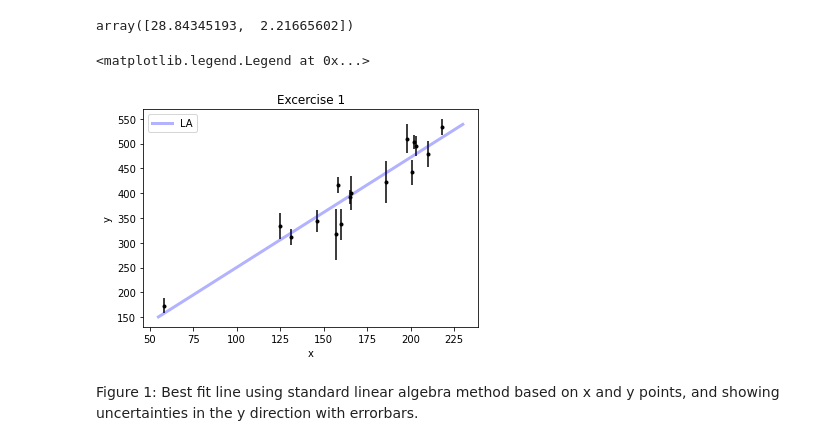
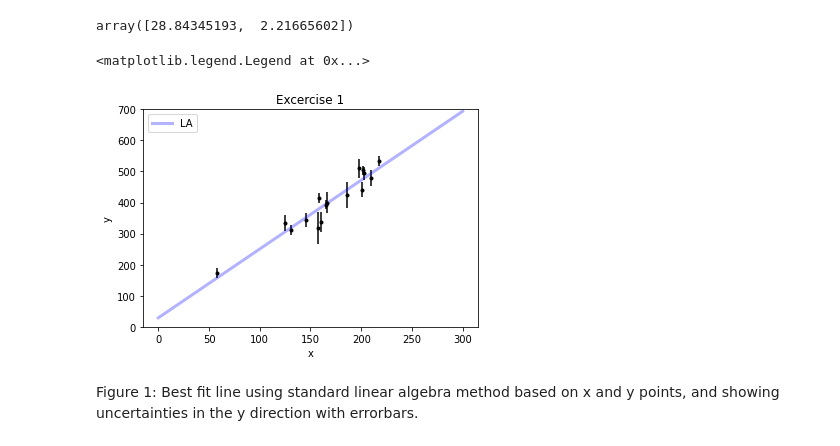
Before and after one commit to mpedraza98/DSPS_MPEDRAZA, a Jupyter notebook: HW5/HW5.ipynb, the cells around one changed output. Drawn from its saved outputs; the diff is of its cells as text; code cells hidden in the pictures.

```diff
--- a/HW5/HW5.ipynb
+++ b/HW5/HW5.ipynb
@@ -36,17 +36,17 @@ theta_best
 array([28.84345193,  2.21665602])
 # %%
 plt.errorbar(X,Y,yerr,fmt=".k",capsize=0)
-x0 = np.linspace(55,230,10)
+x0 = np.linspace(0,300,10)
 plt.plot(x0, theta_best[1] * x0 + theta_best[0], "b",
          alpha=0.3, lw=3, label="LA")
-plt.ylim
+plt.ylim(0,700)
 plt.title('Excercise 1')
 plt.xlabel('x')
 plt.ylabel('y')
 plt.legend()
 # %% [output]
 <matplotlib.legend.Legend at 0x...>
-[figure, old version]
+[figure, new version]
 # %% [markdown]
 Figure 1: Best fit line using standard linear algebra method based on x and y points, and showing uncertainties in the y direction with errorbars.
 # %%
```
Also changed, not shown: parts of 4 cells of this notebook.
